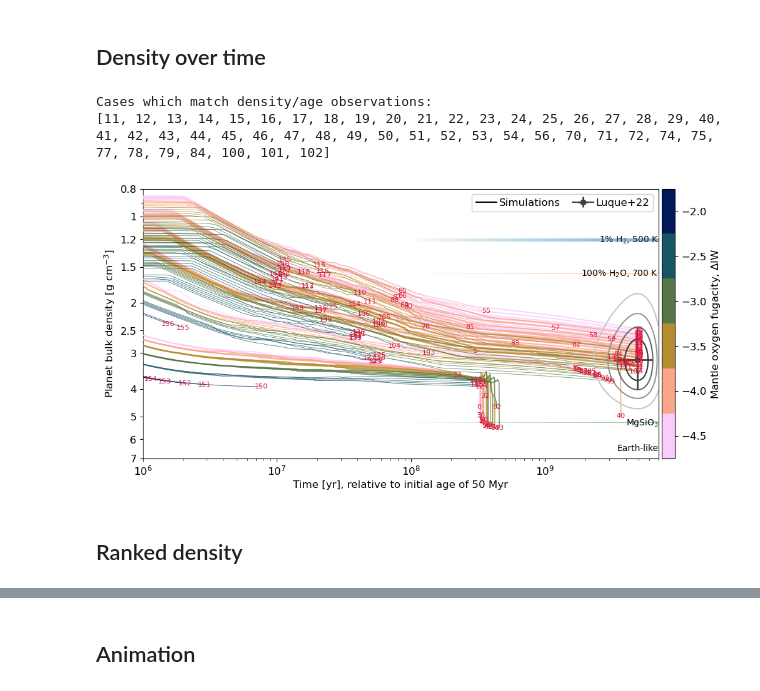
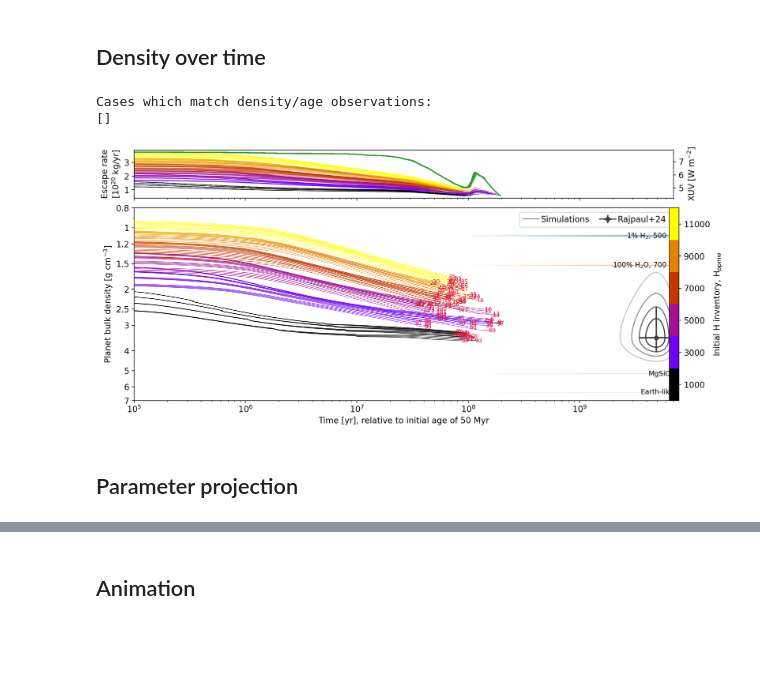
Before and after one commit to nichollsh/proteus_analysis, a Jupyter notebook: massradius_evolve.ipynb, the cells around one changed output, grey strips where cells are left out. Drawn from its saved outputs; the diff is of its cells as text; code cells hidden in the pictures; blank space fills up the shorter version.

```diff
--- a/massradius_evolve.ipynb
+++ b/massradius_evolve.ipynb
@@ -82,7 +83,7 @@ t0 = 1e2
 m_max = 5
 m_min = 0.1
 # %%
-pgrid_dir = "data/output/l98d_escape20/"
+pgrid_dir = "data/output/l98d_escape23/"
 cases = lg.get_cases(pgrid_dir, only_completed=False)
 ncases = len(cases)
 
@@ -105,9 +106,9 @@ Done
 age_obs = {"mu":4.94e9-age_start, "sigm":1.44e9, "sigp":1.44e9, "min":800e6-age_start}
 
 cmap_obs = {
-    "Rajpaul+24":  plt.get_cmap("Blues"),
+    "Rajpaul+24":  plt.get_cmap("Greys"),
     "Demangeon+21":plt.get_cmap("Greens"),
-    "Luque+22":    plt.get_cmap("Greys"),
+    "Luque+22":    plt.get_cmap("Blues"),
     "Cloutier+19": plt.get_cmap("Oranges"),
 }
 
@@ -140,21 +141,26 @@ rad_obs =  {
 plt.close("all")
 # %%
 figscale=1.4
-fig, ax = plt.subplots(1,1, figsize=(9*figscale,4*figscale))
+spr = 0.2
+fig, axs = plt.subplots(2,1, figsize=(9*figscale,4*figscale),
+                            sharex=True, height_ratios=(spr,1-spr) , layout='constrained')
+axt = axs[0]
+axr = axt.twinx()
+ax  = axs[1]
 
-tmin, tmax = 1e6, 7e9
+tmin, tmax = 1e5, 7e9
 xscale = "log"
 yscale = "log"
 
 plot_casenums = True
 
-zkey = "outgas.fO2_shift_IW"
-zlbl = r"Mantle oxygen fugacity, $\Delta$IW"
-cmap = cm.batlow_r
+# zkey = "outgas.fO2_shift_IW"
+# zlbl = r"Mantle oxygen fugacity, $\Delta$IW"
+# cmap = cm.batlow_r
 
-# zkey = "delivery.elements.H_ppmw"
-# zlbl = r"Initial H inventory, H$_\text{ppmw}$"
-# cmap = cm.batlow_r
+zkey = "delivery.elements.H_ppmw"
+zlbl = r"Initial H inventory, H$_\text{ppmw}$"
+cmap = plt.get_cmap("gnuplot") #cm.batlow_r
 
 # zkey = "delivery.elements.SH_ratio"
 # zlbl = r"Initial S inventory, S/H"
@@ -194,7 +200,7 @@ def add_obs_contour(ax, x_obs, y_obs, x_samp, y_samp, label, colq=0.8):
 
 x_inp = np.linspace(tmin, tmax, 200)
 y_inp = np.linspace(0.1,  10,   200)
-for obs in ("Luque+22",):
+for obs in ("Rajpaul+24",):
     add_obs_contour(ax, age_obs, rho_obs[obs], x_inp, y_inp, obs)
 
 
@@ -234,13 +240,23 @@ for i in range(ncases):
     # get data
     hf_crop = helps[i][3:]
     time = np.array(hf_crop["Time"])
-    sim_tmp = np.array(hf_crop["T_surf"])
-    sim_tid = np.array(hf_crop["F_tidal"])
+
     sim_rad = np.array(hf_crop["R_obs"])
     sim_mas = np.array(hf_crop["M_planet"])
     sim_rho = 3*sim_mas/(4*np.pi*sim_rad**3)  * 0.001
     sim_rad /= R_earth
     sim_mas /= M_earth
+
+    sim_Fxuv = np.array(hf_crop["F_xuv"])  # W/m^2
+    sim_Pxuv = np.array(hf_crop["R_xuv"])**2 * np.pi * 4 * sim_Fxuv  # Watts
+
+    sim_mmw = np.array(hf_crop["atm_kg_per_mol"]) * 1e3 # g/mol
+
+    sim_Tsurf = np.array(hf_crop["T_surf"])
+
+    sim_esc_rate = np.array(hf_crop["esc_rate_total"]) # kg/s
+    sim_esc_rate *= secs_per_year * 1e6 # kg/yr
+    sim_esc_rate /= 1e20
 
     z = lg.descend_get(confs[i], zkey)
 
@@ -264,8 +280,15 @@ for i in range(ncases):
         _lw = lw * 0.8
         _al = al #* 0.5
 
-    # plot
-    ax.plot(time, sim_rho, c=sm.to_rgba(z), lw=_lw, alpha=_al, zorder=6,  ls='solid')
+    # plot density
+    color = sm.to_rgba(z)
+    ax.plot(time, sim_rho, color=color, lw=_lw, alpha=_al, zorder=6,  ls='solid')
+
+    # plot escape rate
+    axt.plot(time, sim_esc_rate, color=color, lw=_lw, alpha=_al)
+
+    # plot Fxuv
+    axr.plot(time, sim_Fxuv, color='tab:green', alpha=0.7)
 
     # legend entry
     if i == 0:
@@ -306,38 +329,42 @@ for k in mrdata.keys():
         else:
             lbl = ""
         ax.fill_between([mr_l[i], mr_r], rho_min,  rho_max, color=c, zorder=4, alpha=0.7/nsamp, ec='none')
 
 
 # Exoplanets
 # ax.scatter(exo_age_val-age_start, exo_rho_val,
 #             color='gold', label="Exoplanets", s=6, zorder=5, edgecolors='none')
 
 ax.set_xlim(left=tmin, right=tmax)
 ax.set_xlabel("Time [yr], relative to initial age of %g Myr"%(age_start/1e6))
 ax.set_xscale(xscale)
 
 ax.set_ylabel(r"Planet bulk density [g cm$^{-3}$]")
 ax.set_yscale(yscale)
 ax.set_ylim(bottom=7, top=0.8)
 ax.set_yticks([0.8, 1, 1.2, 1.5,  2, 2.5, 3, 4, 5, 6, 7])
 ax.yaxis.set_major_formatter(FormatStrFormatter("%g"))
 
-cbpad = 0.005
+axt.set_ylabel("Escape rate\n" + r"[10$^{20}$ kg/yr]")
+# axt.set_ylabel("MMW\n"+r"[g/mol]")
+axr.set_ylabel(r"XUV [W m$^{-2}$]")
+
+cbpad = -0.05
 if len(zvals) > 6:
     fig.colorbar(sm, ax=ax, pad=cbpad, label=zlbl,)
 else:
     fig.colorbar(sm, ax=ax, pad=cbpad, label=zlbl, values=zvals, ticks=zvals)
 
 leg = ax.legend(loc='upper right', ncols=4, handletextpad=0.2, framealpha=1, columnspacing=1.2)
 leg.set_zorder(99)
 fig.savefig("output/density.pdf",bbox_inches='tight')
 plt.show()
 # %% [output]
 Cases which match density/age observations:
-[11, 12, 13, 14, 15, 16, 17, 18, 19, 20, 21, 22, 23, 24, 25, 26, 27, 28, 29, 40, 41, 42, 43, 44, 45, 46, 47, 48, 49, 50, 51, 52, 53, 54, 56, 70, 71, 72, 74, 75, 77, 78, 79, 84, 100, 101, 102]
+[]
-[figure, old version]
+[figure, new version]
-# %% [markdown]
-## Ranked density
+# %% [markdown]
+## Parameter projection
 # %%
 alphabet = "abcdefghijklmnop"
 # %%
```
Also changed, not shown: parts of 6 cells of this notebook.
